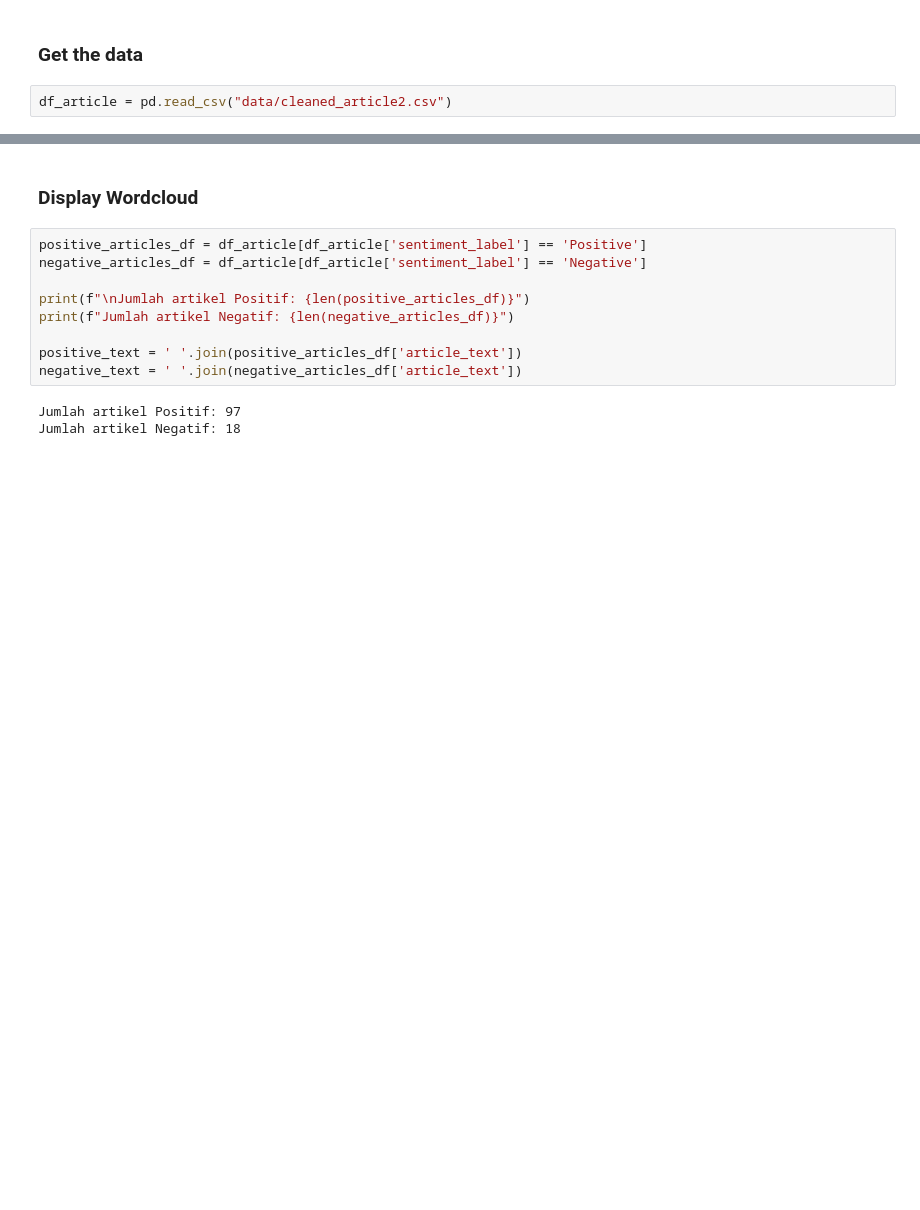
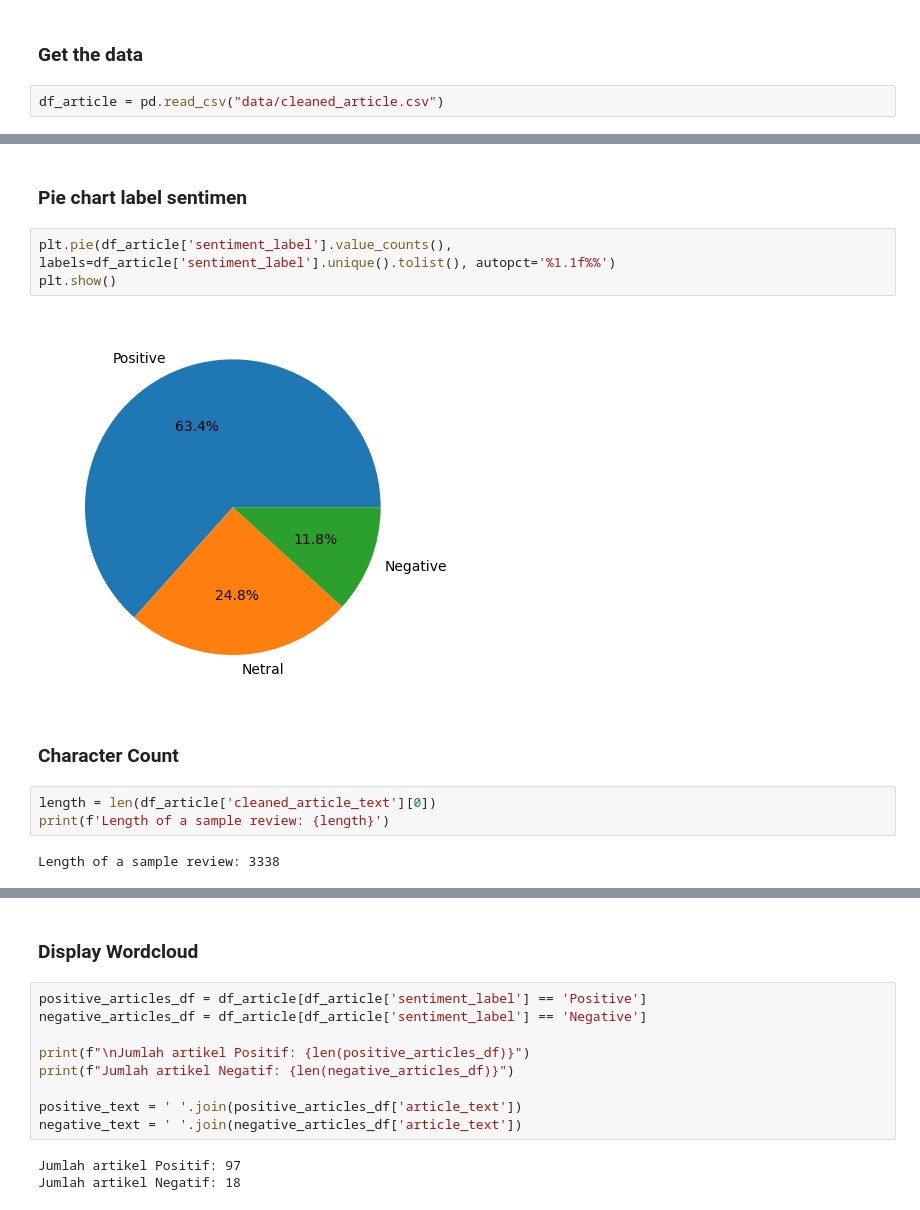
Before and after one commit to Tegarr123/LionAir-articles-sentiment-analysis, a Jupyter notebook: notebook/2_Articles_EDA.ipynb, the cells around one changed output, grey strips where cells are left out. Drawn from its saved outputs; the diff is of its cells as text; blank space fills up the shorter version.

```diff
--- a/notebook/2_Articles_EDA.ipynb
+++ b/notebook/2_Articles_EDA.ipynb
@@ -7,4 +14,4 @@ list_stopwords = stopwords.words('indonesian')
 # %% [markdown]
 ### Get the data
 # %%
-df_article = pd.read_csv("data/cleaned_article2.csv")
+df_article = pd.read_csv("data/cleaned_article.csv")
@@ -10,0 +27,14 @@ df_article = pd.read_csv("data/cleaned_article2.csv")
+# %% [markdown]
+### Pie chart label sentimen
+# %%
+plt.pie(df_article['sentiment_label'].value_counts(), labels=df_article['sentiment_label'].unique().tolist(), autopct='%1.1f%%')
+plt.show()
+# %% [output]
+[figure, added]
+# %% [markdown]
+### Character Count
+# %%
+length = len(df_article['cleaned_article_text'][0])
+print(f'Length of a sample review: {length}')
+# %% [output]
+Length of a sample review: 3338
```
Also changed, not shown: parts of 23 cells of this notebook, 3 other files.
